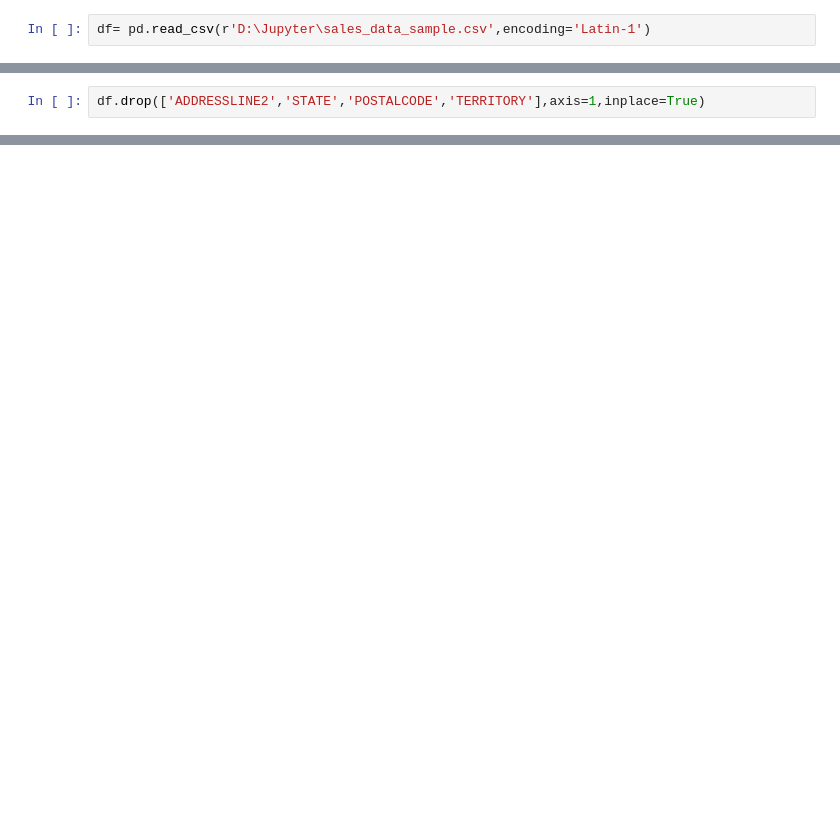
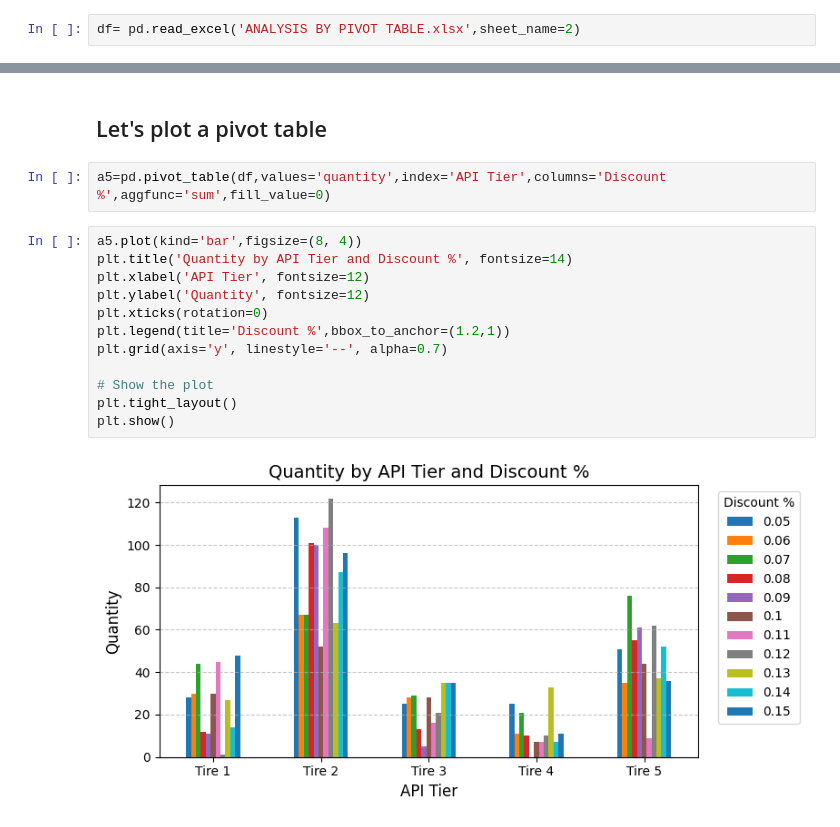
Before and after one commit to Moim-Hassan/Pivot-table, a Jupyter notebook: pivot_table.ipynb, the cells around one changed output, grey strips where cells are left out. Drawn from its saved outputs; the diff is of its cells as text; blank space fills up the shorter version.

```diff
--- a/pivot_table.ipynb
+++ b/pivot_table.ipynb
@@ -7,2 +12,2 @@ import matplotlib.pyplot as plt
 # %%
-df= pd.read_csv(r'D:\Jupyter\sales_data_sample.csv',encoding='Latin-1')
+df= pd.read_excel('ANALYSIS BY PIVOT TABLE.xlsx',sheet_name=2)
@@ -39,2 +47,0 @@ dtype: int64
-# %%
-df.drop(['ADDRESSLINE2','STATE','POSTALCODE','TERRITORY'],axis=1,inplace=True)
@@ -62,0 +158,18 @@ Missing value handle
+# %% [markdown]
+## Let's plot a pivot table
+# %%
+a5=pd.pivot_table(df,values='quantity',index='API Tier',columns='Discount %',aggfunc='sum',fill_value=0)
+# %%
+a5.plot(kind='bar',figsize=(8, 4))
+plt.title('Quantity by API Tier and Discount %', fontsize=14)
+plt.xlabel('API Tier', fontsize=12)
+plt.ylabel('Quantity', fontsize=12)
+plt.xticks(rotation=0)
+plt.legend(title='Discount %',bbox_to_anchor=(1.2,1))
+plt.grid(axis='y', linestyle='--', alpha=0.7)
+
+# Show the plot
+plt.tight_layout()
+plt.show()
+# %% [output]
+[figure, added]
```
Also changed, not shown: parts of 33 cells of this notebook.
